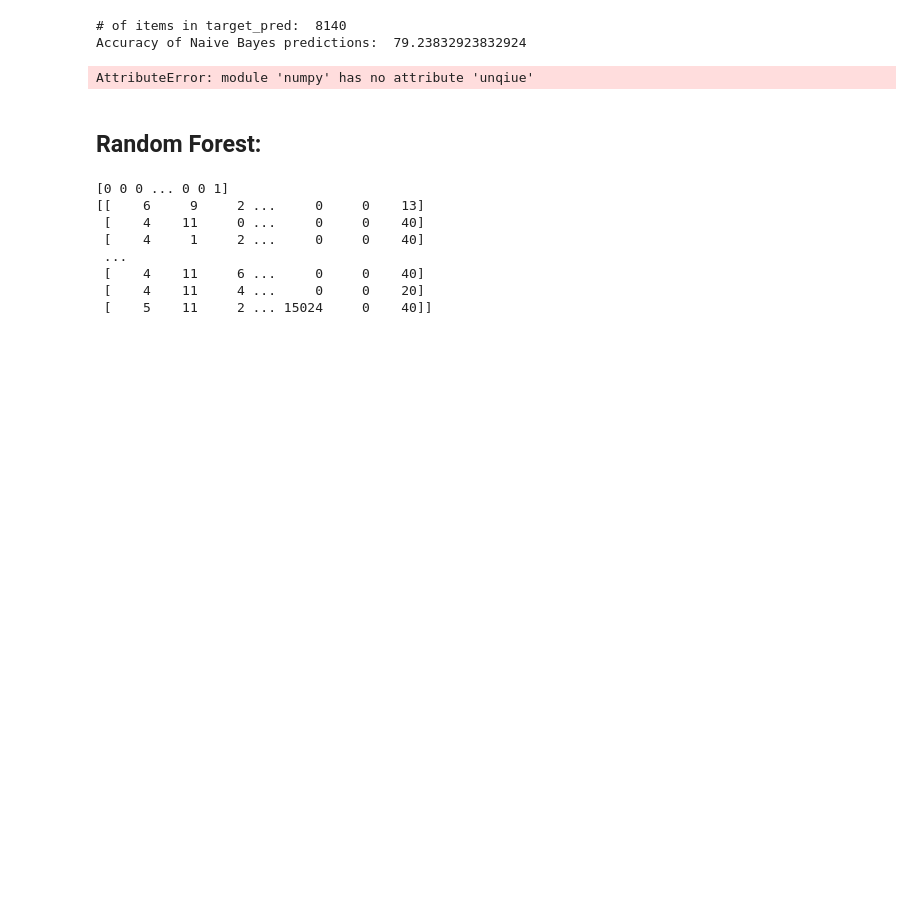
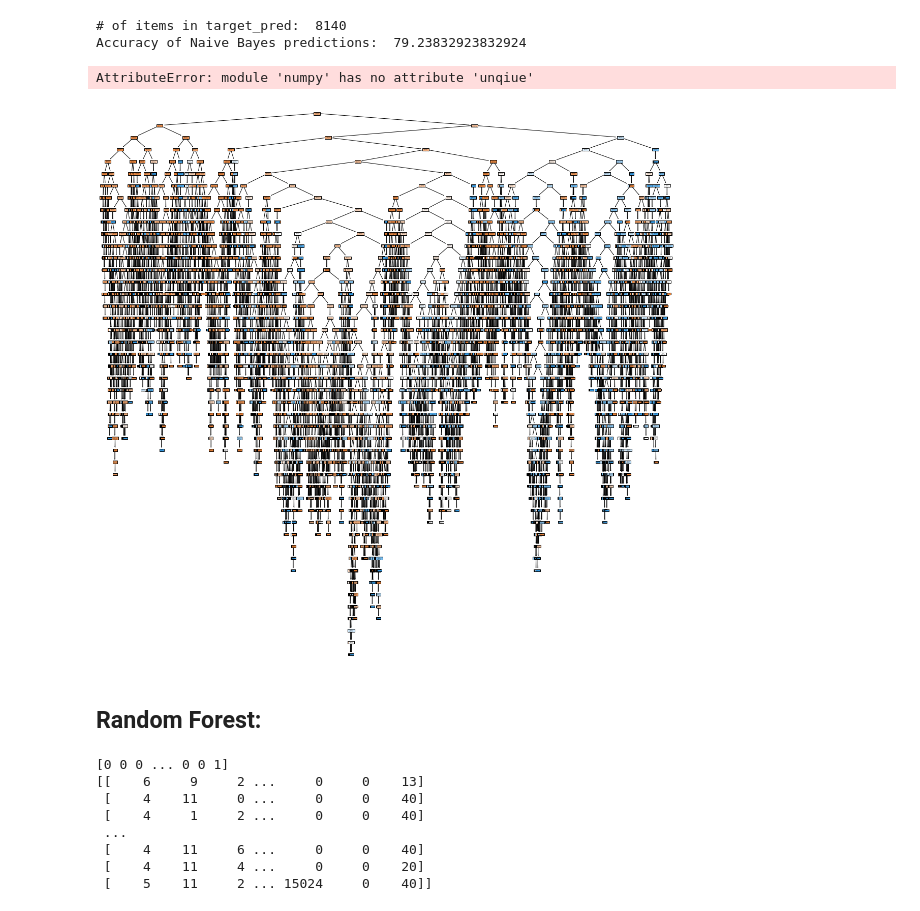
Before and after one commit to Aaronportal465/HowToGetRich, a Jupyter notebook: Project Take 1.ipynb, the cells around one changed output. Drawn from its saved outputs; the diff is of its cells as text; code cells hidden in the pictures; blank space fills up the shorter version.

```diff
--- a/Project Take 1.ipynb
+++ b/Project Take 1.ipynb
@@ -484,3 +484,4 @@ array([0, 1])
 df
 df_target = df["Income"]
 df_features = df.drop(columns = ["Income"])
+feature_names = list(features.columns)
@@ -524,6 +527,11 @@ plt.xlabel('X')
 plt.xlabel('Predicted')
 # %% [output]
 AttributeError: module 'numpy' has no attribute 'unqiue'
+# %%
+plt.figure(figsize=(20,20))
+_ = tree.plot_tree(model.estimators_[0], feature_names=feature_names, filled=True)
+# %% [output]
+[figure, added]
 # %% [markdown]
 ## <b> Random Forest: <b>
 # %%
```
Also changed, not shown: parts of 4 cells of this notebook.
